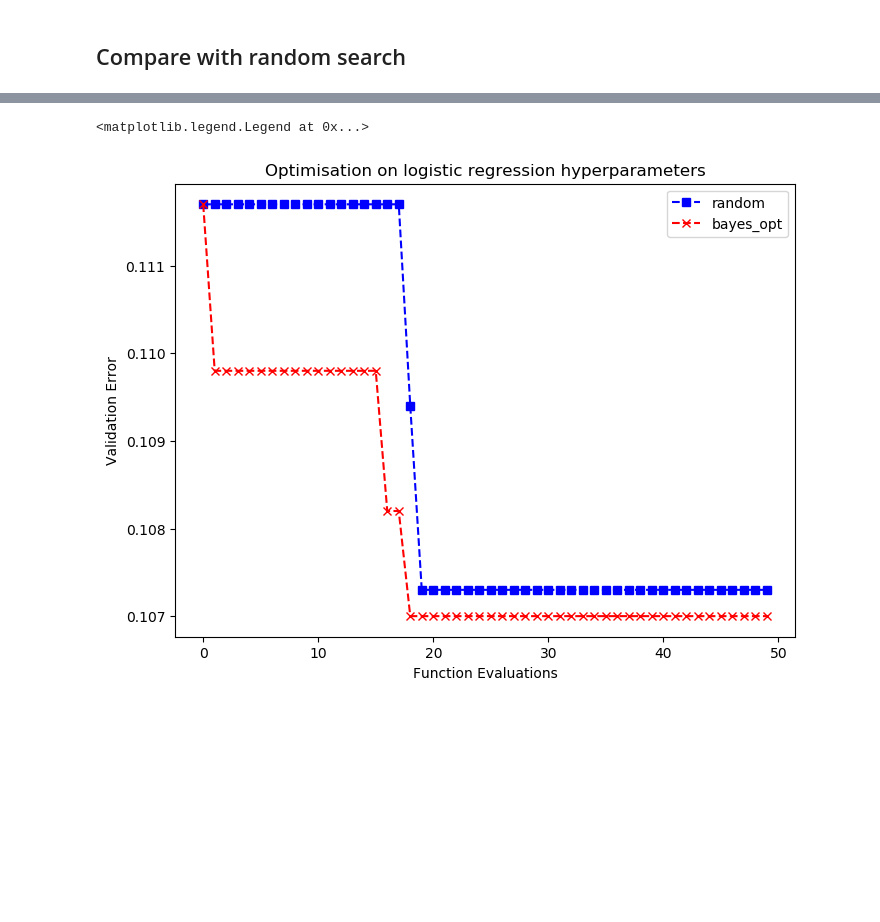
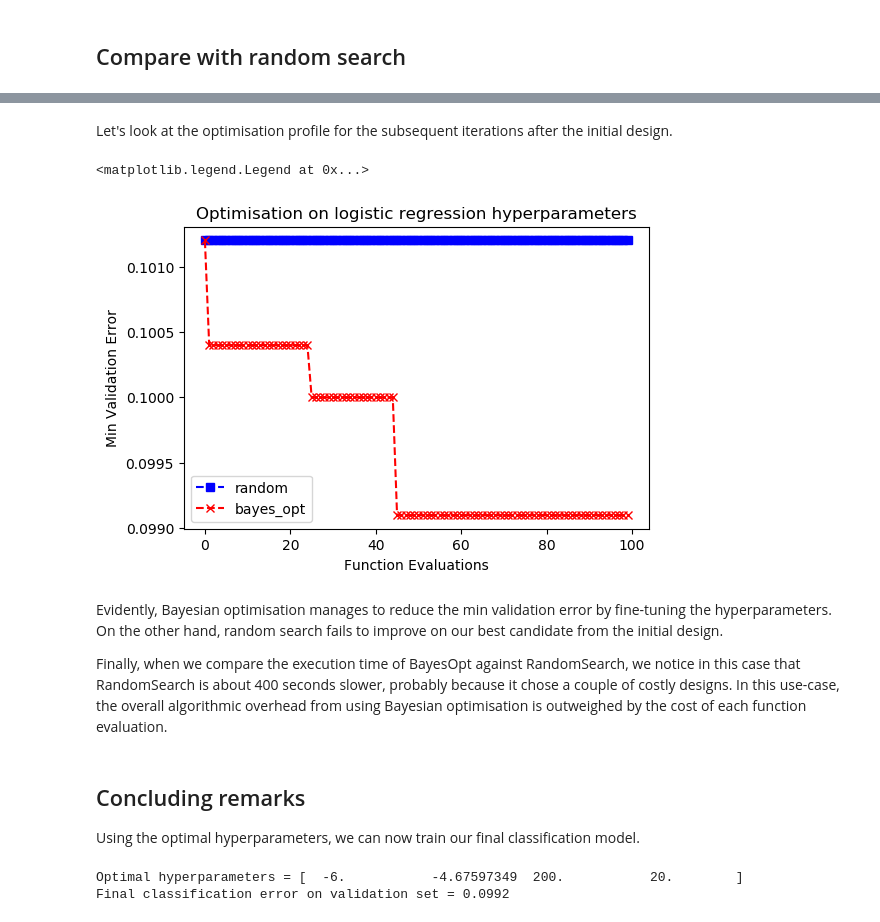
Before and after one commit to leowyy/simple-GP, a Jupyter notebook: automl/mnist_logistic.ipynb, the cells around one changed output, grey strips where cells are left out. Drawn from its saved outputs; the diff is of its cells as text; code cells hidden in the pictures; blank space fills up the shorter version.

```diff
--- a/automl/mnist_logistic.ipynb
+++ b/automl/mnist_logistic.ipynb
@@ -124,2 +134,2 @@ Time elapsed: 14.2131769657
 # %%
-opt_iter = 50
+opt_iter = 100
@@ -126,5 +138,5 @@ opt_iter = 50
 # %%
 domain =      [{'name': 'gamma_log','type': 'continuous', 'domain': (-6,0)},
                {'name': 'alpha_log','type': 'continuous', 'domain': (-6,0)},
-               {'name': 'n_iter','type': 'discrete', 'domain': (5,100)},
+               {'name': 'n_iter','type': 'discrete', 'domain': (5,200)},
                {'name': 'batch_size','type': 'discrete', 'domain': (20,2000)}]
@@ -230,13 +262,22 @@ array([[ 0.1104]])
+# %% [markdown]
+Let's look at the optimisation profile for the subsequent iterations after the initial design.
 # %%
 # Initialise plot
-fig,ax = plt.subplots(1,1, figsize=(8, 6), dpi=100)
+fig,ax = plt.subplots(1,1, figsize=(6, 4), dpi=100)
 num_iter_random = len(random_opt.Y) - n_initial
 num_iter_bayes = len(bayes_opt.Y) - n_initial
 ax.plot(range(num_iter_random), random_opt.Y_best[n_initial:], '--bs', label='random')
 ax.plot(range(num_iter_bayes), bayes_opt.Y_best[n_initial:], '--rx', label='bayes_opt')
 plt.title('Optimisation on logistic regression hyperparameters')
-plt.ylabel('Validation Error'); plt.xlabel('Function Evaluations');
+plt.ylabel('Min Validation Error'); plt.xlabel('Function Evaluations');
 plt.legend()
 # %% [output]
 <matplotlib.legend.Legend at 0x...>
-[figure, old version]
+[figure, new version]
+# %% [markdown]
+Evidently, Bayesian optimisation manages to reduce the min validation error by fine-tuning the hyperparameters. On the other hand, random search fails to improve on our best candidate from the initial design.
+
+Finally, when we compare the execution time of BayesOpt against RandomSearch, we notice in this case that RandomSearch is about 400 seconds slower, probably because it chose a couple of costly designs. In this use-case, the overall algorithmic overhead from using Bayesian optimisation is outweighed by the cost of each function evaluation.
+# %% [markdown]
+## Concluding remarks
+Using the optimal hyperparameters, we can now train our final classification model.
@@ -242,0 +295,7 @@ plt.legend()
+# %%
+score = clf.score(X_test, y_test)
+print("Optimal hyperparameters = {}".format(x_best))
+print("Final classification error on validation set = {}".format(1-score))
+# %% [output]
+Optimal hyperparameters = [  -6.           -4.67597349  200.           20.        ]
+Final classification error on validation set = 0.0992
```
Also changed, not shown: parts of 27 cells of this notebook, 3 other files.
